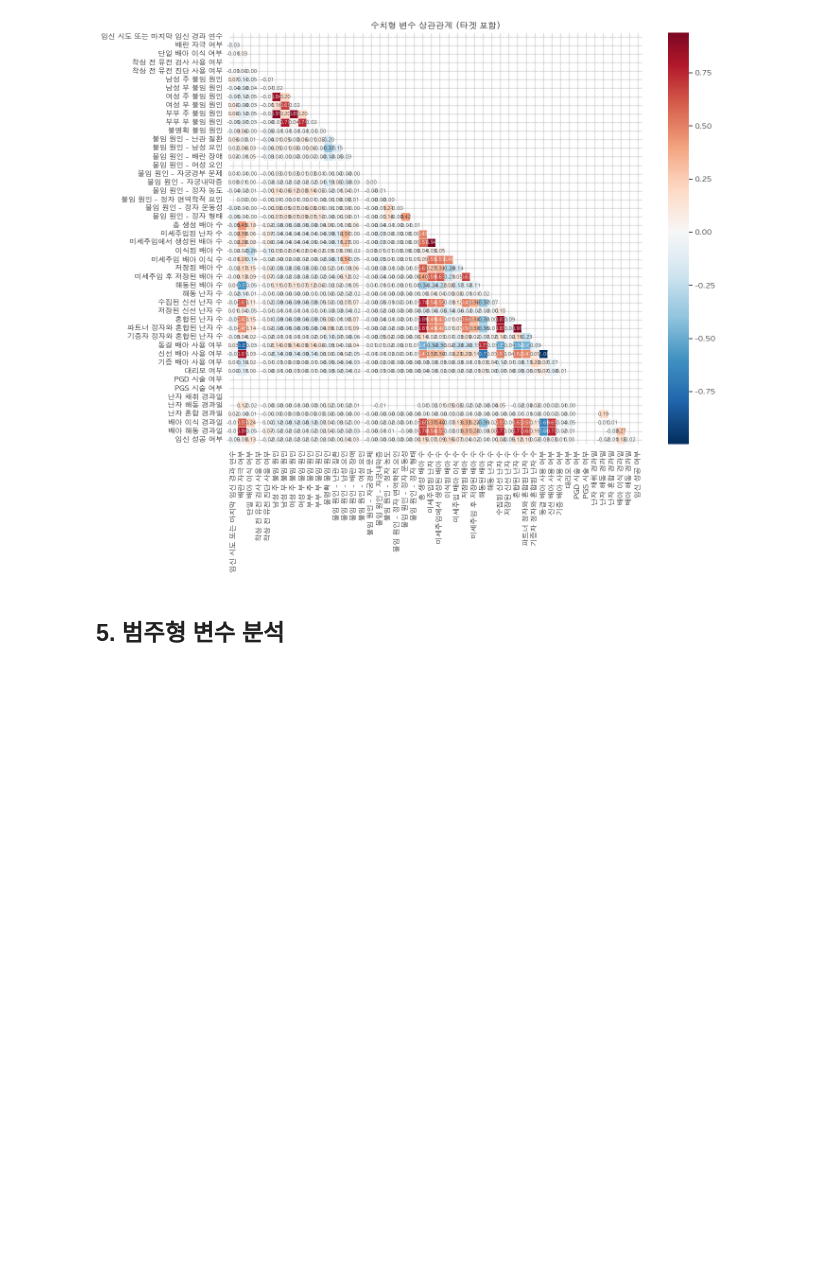
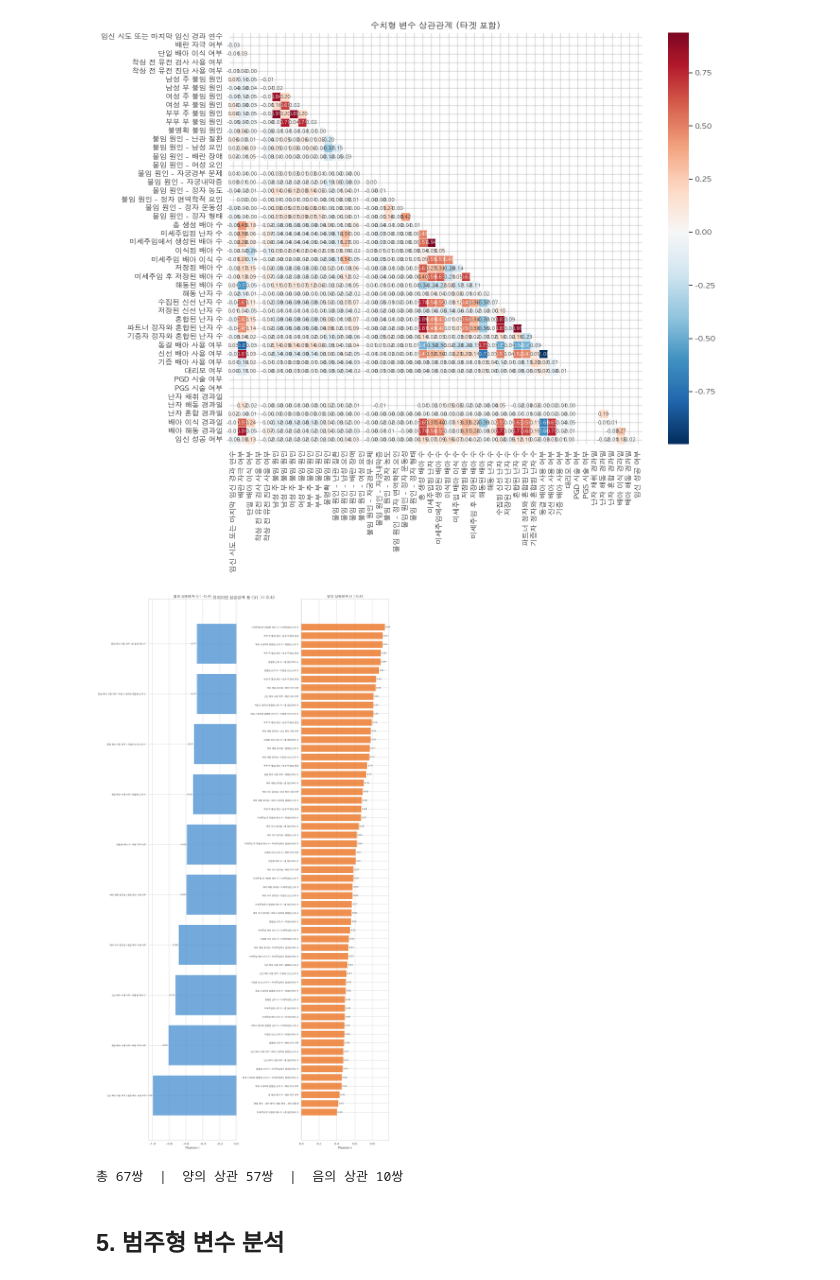
Before and after one commit to Twojulian/AI-Hackathon-for-Predicting-Pregnancy-Success-in-Infertility-Patients, a Jupyter notebook: notebooks/01_eda_yjcho.ipynb, the cells around one changed output. Saved outputs shown, nothing was run; the diff lists cells and outputs as text; code cells hidden in the pictures; blank space fills up the shorter version.

```diff
--- a/notebooks/01_eda_yjcho.ipynb
+++ b/notebooks/01_eda_yjcho.ipynb
@@ -305,6 +350,53 @@ plt.tight_layout()
 plt.show()
 # %% [output]
 [figure]
+# %%
+# 유의미한 상관관계 쌍 추출 (|r| >= 0.1, 자기 자신·중복 제거)
+CORR_THRESHOLD = 0.4
+
+corr_pairs = (
+    corr.where(np.tril(np.ones(corr.shape), k=-1).astype(bool))
+        .stack()
+        .reset_index()
+)
+corr_pairs.columns = ['변수1', '변수2', '상관계수']
+corr_pairs = corr_pairs[corr_pairs['상관계수'].abs() >= CORR_THRESHOLD].copy()
+corr_pairs = corr_pairs.sort_values('상관계수')
+corr_pairs['쌍'] = corr_pairs['변수1'] + '×' + corr_pairs['변수2']
+
+pos = corr_pairs[corr_pairs['상관계수'] > 0]
+neg = corr_pairs[corr_pairs['상관계수'] < 0]
+
+fig, axes = plt.subplots(1, 2, figsize=(16, max(len(pos), len(neg)) * 0.5 + 2))
+
+for ax, df, title, color in zip(
+    axes,
+    [neg, pos],
+    [f'음의 상관관계 (r < -{CORR_THRESHOLD})', f'양의 상관관계 (r > {CORR_THRESHOLD})'],
+    ['#5B9BD5', '#ED7D31'],
+):
+    if df.empty:
+        ax.set_visible(False)
+        continue
+    bars = ax.barh(df['쌍'], df['상관계수'], color=color, alpha=0.85)
+    for bar, val in zip(bars, df['상관계수']):
+        x_pos = val - 0.005 if val < 0 else val + 0.005
+        ha = 'right' if val < 0 else 'left'
+        ax.text(x_pos, bar.get_y() + bar.get_height() / 2,
+                f'{val:.2f}', va='center', ha=ha, fontsize=8)
+    ax.axvline(0, color='black', linewidth=0.8)
+    ax.set_title(title, fontsize=13)
+    ax.set_xlabel('Pearson r')
+    ax.tick_params(axis='y', labelsize=8)
+
+plt.suptitle(f'유의미한 상관관계 쌍 (|r| >= {CORR_THRESHOLD})', fontsize=15)
+plt.tight_layout()
+plt.show()
+
+print(f'총 {len(corr_pairs)}쌍  |  양의 상관 {len(pos)}쌍  |  음의 상관 {len(neg)}쌍')
+# %% [output]
+[figure, added]
+총 67쌍  |  양의 상관 57쌍  |  음의 상관 10쌍
 # %% [markdown]
 ## 5. 범주형 변수 분석
 # %%
```
Also changed, not shown: parts of 6 cells of this notebook, 19 other files.
